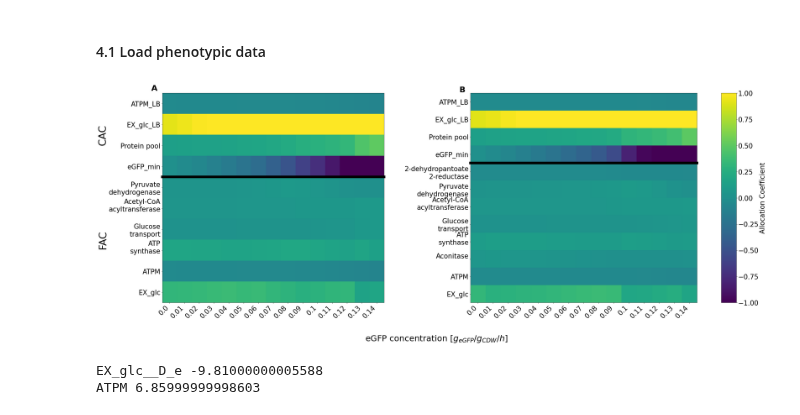
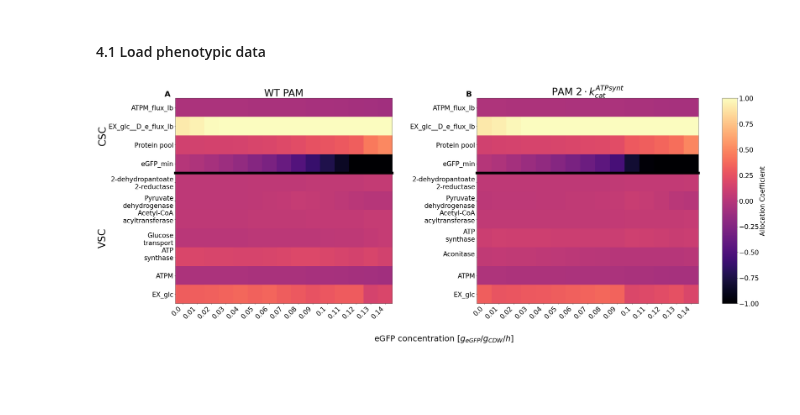
Before and after one commit to iAMB-RWTH-Aachen/PAModelpy, a Jupyter notebook: Figures/Figure3_sensitivities_protein-overproduction.ipynb, the cells around one changed output. Drawn from its saved outputs; the diff is of its cells as text; code cells hidden in the pictures; blank space fills up the shorter version.

Commit message:
updated figure and analysis scripts and added copy method to PAModelpy (v.0.0.2.9)

```diff
--- a/Figures/Figure3_sensitivities_protein-overproduction.ipynb
+++ b/Figures/Figure3_sensitivities_protein-overproduction.ipynb
@@ -226,9 +227,9 @@ def adjust_heatmap_labels(labels):
         if label =='EX_glc__D_e' or label[:-3] == 'EX_glc__D_e':
             if label[-1] == 'B': new_labels[i] = 'EX_glc_'+label[-2:]
             else: new_labels[i] = 'EX_glc'
-        if label == 'TotalProteinConstraint_sector':
+        if label == 'TotalProteinConstraint_proteome':
             new_labels[i] = 'Protein pool'
-        if label == 'eGFP_EC_min_f':
+        if label == 'eGFP_enzyme_min':
             new_labels[i] = 'eGFP_min'
         if label[0].isdigit(): #all enzyme ids start with a digit
             if label == '2.7.3.9':
@@ -342,6 +343,6 @@ thr__L_c: 0 <= -0.246506*BIOMASS_Ec_iML1515_WT_75p37M + 0.246506*BIOMASS_Ec_iML1
 #### 2.3 Run simulations for different eGFP concentrations
 # %%
 results_pam = calculate_sensitivities(pamodel)
-x_axis_cac_pam,x_axis_fac_pam = parse_x_axis_heatmap(results_pam['capacity coefficients'], results_pam['flux coefficients'])
+x_axis_csc_pam,x_axis_vsc_pam = parse_x_axis_heatmap(results_pam['capacity coefficients'], results_pam['variable coefficients'])
 # %% [output]
 Running simulations with the following eGFP concentration:  0.0 mmol/g_cdw/h
@@ -370,4 +371,4 @@ fac_nonzero_pam_t = np.transpose(np.array(fac_nonzero_pam))
 # %%
-cac_top5_pam, x_cac_top5_pam = find_top5_sensitivities(results_pam['Ccac'], x_axis = x_axis_cac_pam, yaxis = eGFP_RANGE)
-fac_top5_pam, x_fac_top5_pam = find_top5_sensitivities(results_pam['Cfac'], x_axis = x_axis_fac_pam, yaxis = eGFP_RANGE)
+csc_top5_pam, x_csc_top5_pam = find_top5_sensitivities(results_pam['Ccsc'], x_axis = x_axis_csc_pam, yaxis = eGFP_RANGE)
+vsc_top5_pam, x_vsc_top5_pam = find_top5_sensitivities(results_pam['Cvsc'], x_axis = x_axis_vsc_pam, yaxis = eGFP_RANGE)
 # %% [output]
@@ -458,8 +451,8 @@ Sum of flux allocation coefficients:
 # %%
 #parse results for nice plotting
-x_axis_cac_atp,x_axis_fac_atp = parse_x_axis_heatmap(results_atp['capacity coefficients'], results_atp['flux coefficients'])
+x_axis_csc_atp,x_axis_vsc_atp = parse_x_axis_heatmap(results_atp['capacity coefficients'], results_atp['variable coefficients'])
 
 #find top 5 sensitivities
-cac_top5_atp, x_cac_top5_atp = find_top5_sensitivities(results_atp['Ccac'], x_axis = x_axis_cac_atp, yaxis = eGFP_RANGE)
-fac_top5_atp, x_fac_top5_atp = find_top5_sensitivities(results_atp['Cfac'], x_axis = x_axis_fac_atp, yaxis = eGFP_RANGE)
+csc_top5_atp, x_csc_top5_atp = find_top5_sensitivities(results_atp['Ccsc'], x_axis = x_axis_csc_atp, yaxis = eGFP_RANGE)
+vsc_top5_atp, x_vsc_top5_atp = find_top5_sensitivities(results_atp['Cvsc'], x_axis = x_axis_vsc_atp, yaxis = eGFP_RANGE)
 # %% [output]
@@ -580,51 +562,45 @@ vmin =-1
 vmax=1
 width = 40
 height = 15
+cmap = 'magma'
 
 # gridspec inside gridspec
 fig = plt.figure(layout = 'constrained')
 
 gs0 = gridspec.GridSpec(1, 14, figure=fig, wspace = 25)
 gs_pam = gs0[:6]
 gs_inc = gs0[7:]
 
 #adjust labels for better readibility
-x_cac_label_pam = adjust_heatmap_labels(x_cac_top5_pam)
-x_fac_label_pam = adjust_heatmap_labels(x_fac_top5_pam)
+x_csc_label_pam = adjust_heatmap_labels(x_csc_top5_pam)
+x_vsc_label_pam = adjust_heatmap_labels(x_vsc_top5_pam)
 
 
-fig_pam = make_heatmap_subfigure(results = results_pam, cac_matrix=cac_top5_pam, fac_matrix =fac_top5_pam,cbar =False,
-                                   x_cac=x_cac_label_pam, x_fac=x_fac_label_pam, yaxis = eGFP_RANGE, fig = fig, grdspc = gs_pam,
-                                   annotate = 'A', vmin = vmin, vmax=vmax, fontsize = fontsize)
+fig_pam = make_heatmap_subfigure(results = results_pam, csc_matrix=csc_top5_pam, vsc_matrix =vsc_top5_pam,cbar =False,title = 'WT PAM',
+                                   x_csc=x_csc_label_pam, x_vsc=x_vsc_label_pam, yaxis = eGFP_RANGE, fig = fig, grdspc = gs_pam,
+                                   annotate = 'A', vmin = vmin, vmax=vmax, fontsize = fontsize, cmap = cmap)
 
 # adjust labels for better readibility
-x_cac_label_atp = adjust_heatmap_labels(x_cac_top5_atp)
-x_fac_label_atp = adjust_heatmap_labels(x_fac_top5_atp)
+x_csc_label_atp = adjust_heatmap_labels(x_csc_top5_atp)
+x_vsc_label_atp = adjust_heatmap_labels(x_vsc_top5_atp)
 
 
-fig_inc = make_heatmap_subfigure(results = results_atp, cac_matrix=cac_top5_atp, fac_matrix =fac_top5_atp, ylabels = False,
-                                   x_cac=x_cac_label_atp, x_fac=x_fac_label_atp, yaxis = eGFP_RANGE, fig = fig, grdspc=gs_inc,
-                                 annotate = 'B',  vmin = vmin, vmax=vmax, fontsize = fontsize)
+fig_inc = make_heatmap_subfigure(results = results_atp, csc_matrix=csc_top5_atp, vsc_matrix =vsc_top5_atp, ylabels = False,
+                                 title = 'PAM $2\cdot k^{ATPsynt}_{cat}$', x_csc=x_csc_label_atp, x_vsc=x_vsc_label_atp, yaxis = eGFP_RANGE,
+                                 fig = fig, grdspc=gs_inc, annotate = 'B',  vmin = vmin, vmax=vmax, fontsize = fontsize, cmap = cmap)
 
 #set common x axis title
 ax_xlabel = fig.add_subplot(gs0[0, :2])
 ax_xlabel.set_xticks([])
 ax_xlabel.set_yticks([])
 ax_xlabel.set_frame_on(False)
 ax_xlabel.set_xlabel('eGFP concentration [$g_{eGFP}/g_{CDW}/h$]', fontsize = fontsize*1.25)
 ax_xlabel.xaxis.set_label_coords(6, -.15)
 
 fig.set_figwidth(width)
 fig.set_figheight(height)
 fig.align_labels()
 
 fig.savefig('Figure3_sensitivities_protein-overproduction.png', dpi =200,bbox_inches='tight')
 # %% [output]
-[figure, old version]
+[figure, new version]
-# %%
-for rxnid, flux in results_pam['fluxes'][-1].items():
-    if rxnid in x_fac_top5_pam:
-        print(rxnid, flux)
-# %% [output]
-EX_glc__D_e -9.81000000005588
-ATPM 6.85999999998603
```
Also changed, not shown: parts of 33 cells of this notebook, 34 other files.
